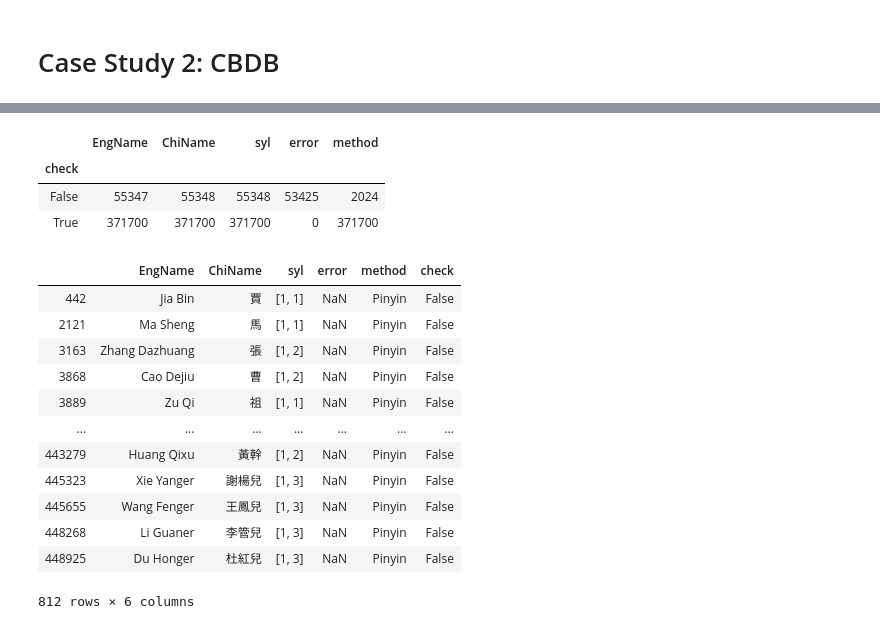
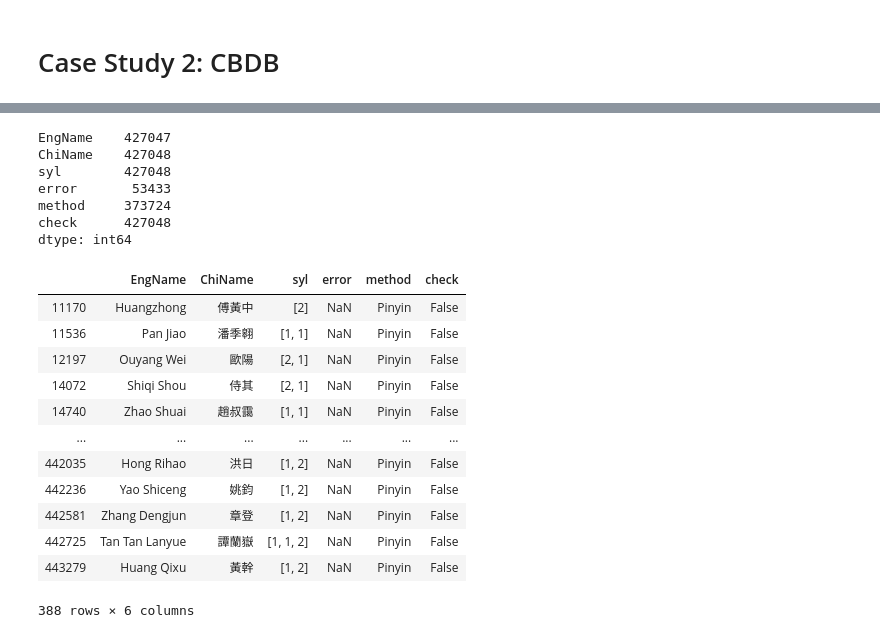
Before and after one commit to JHGFD82/ChineseSyllableCountGeneratorDraftNotes, a Jupyter notebook: Chinese Syllable Count Generator.ipynb, the cells around one changed output, grey strips where cells are left out. Saved outputs shown, nothing was run; the diff lists cells and outputs as text; code cells hidden in the pictures.

```diff
--- a/Chinese Syllable Count Generator.ipynb
+++ b/Chinese Syllable Count Generator.ipynb
@@ -385,9 +385,9 @@ def final_evaluation(text, i, n, initial, final, initList, finList, ar):
         else:
             if char in vowel:
                 newSyl = True
-                notes += 'n initial detected'
-        final += n
-        return newSyl, notes, initial, final, errorMsg
+                notes += n + 'initial detected'
+        #final += n
+        #return newSyl, notes, final, errorMsg
 
     # If no exceptions, attempt to access the array with initial/final pair
     try:
@@ -420,7 +420,7 @@ def final_evaluation(text, i, n, initial, final, initList, finList, ar):
                 notes += ' definitely more'
     final += n
 
-    return newSyl, notes, initial, final, errorMsg
+    return newSyl, notes, final, errorMsg
 # %% [markdown]
 ### 3. Initials
 # %%
@@ -468,7 +468,11 @@ def new_syllable(syl, sylAdd, i, n, text, initial, final, wg, crumbs):
                 try:
                     char = text[i+1]
                 except:
-                    return syl, sylAdd, initial, final
+                    #return syl, sylAdd, initial, final
+                    char = ''
+                    if initial != 'ø':
+                        crumbs_report(crumbs, '\"er\" false positive corrected')
+                        syl -= 1
                 if char in vowel:
                     initial = n
                     final = ''
@@ -542,7 +546,7 @@ def sylCount(text, crumbs=False, errorReport=False, CBDB=False,
         ## FINALS ##
         # If final has already been set, regardless of current character
         elif final:
-            newSyl, notes, initial, final, errorMsg = (
+            newSyl, notes, final, errorMsg = (
                 final_evaluation(text, i, n, initial, final, initList, finList, ar))
             crumbStep = initial + '|' + final
 
@@ -726,23 +730,30 @@ display(names.sample(n=20))
 # %%
-names.groupby('check').count()
+names.count()
 # %% [output]
-|  | EngName | ChiName | syl | error | method |
-| check |  |  |  |  |  |
-| False | 55347 | 55348 | 55348 | 53425 | 2024 |
-| True | 371700 | 371700 | 371700 | 0 | 371700 |
+EngName    427047
+ChiName    427048
+syl        427048
+error       53433
+method     373724
+check      427048
+dtype: int64
 # %%
-names[~names.check][names.error.isnull()][~names.ChiName.str.contains('\（|\(|\[||', regex=True)]
+names[(~names.check) &
+      (names.error.isnull()) &
+      (~names.ChiName.str.contains('\（|\(|\[||', regex=True)) &
+      ~((names.EngName.str.contains(' ')) &
+      (names.ChiName.str.len() < 2))]
 # %% [output]
 |  | EngName | ChiName | syl | error | method | check |
-| 442 | Jia Bin | 賈 | [1, 1] | NaN | Pinyin | False |
-| 2121 | Ma Sheng | 馬 | [1, 1] | NaN | Pinyin | False |
-| 3163 | Zhang Dazhuang | 張 | [1, 2] | NaN | Pinyin | False |
-| 3868 | Cao Dejiu | 曹 | [1, 2] | NaN | Pinyin | False |
-| 3889 | Zu Qi | 祖 | [1, 1] | NaN | Pinyin | False |
+| 11170 | Huangzhong | 傅黃中 | [2] | NaN | Pinyin | False |
+| 11536 | Pan Jiao | 潘季翱 | [1, 1] | NaN | Pinyin | False |
+| 12197 | Ouyang Wei | 歐陽 | [2, 1] | NaN | Pinyin | False |
+| 14072 | Shiqi Shou | 侍其 | [2, 1] | NaN | Pinyin | False |
+| 14740 | Zhao Shuai | 趙叔靄 | [1, 1] | NaN | Pinyin | False |
 | ... | ... | ... | ... | ... | ... | ... |
+| 442035 | Hong Rihao | 洪日 | [1, 2] | NaN | Pinyin | False |
+| 442236 | Yao Shiceng | 姚鈞 | [1, 2] | NaN | Pinyin | False |
+| 442581 | Zhang Dengjun | 章登 | [1, 2] | NaN | Pinyin | False |
+| 442725 | Tan Tan Lanyue | 譚蘭嶽 | [1, 1, 2] | NaN | Pinyin | False |
 | 443279 | Huang Qixu | 黃幹 | [1, 2] | NaN | Pinyin | False |
-| 445323 | Xie Yanger | 謝楊兒 | [1, 3] | NaN | Pinyin | False |
-| 445655 | Wang Fenger | 王鳳兒 | [1, 3] | NaN | Pinyin | False |
-| 448268 | Li Guaner | 李管兒 | [1, 3] | NaN | Pinyin | False |
-| 448925 | Du Honger | 杜紅兒 | [1, 3] | NaN | Pinyin | False |
-812 rows × 6 columns
+388 rows × 6 columns
```
Also changed, not shown: parts of 3 cells of this notebook, 2 other files.
